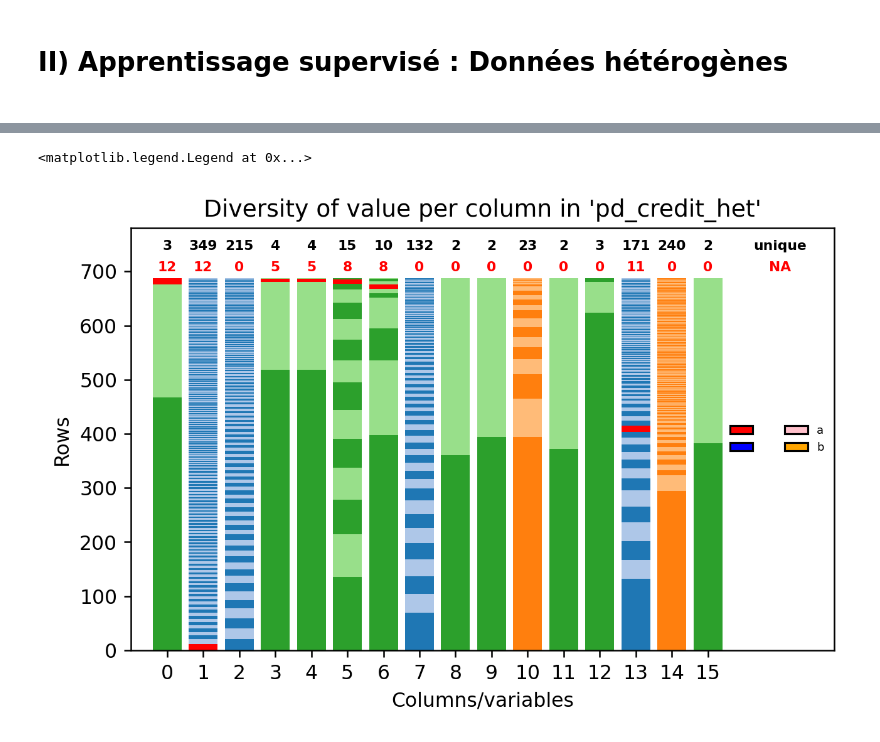
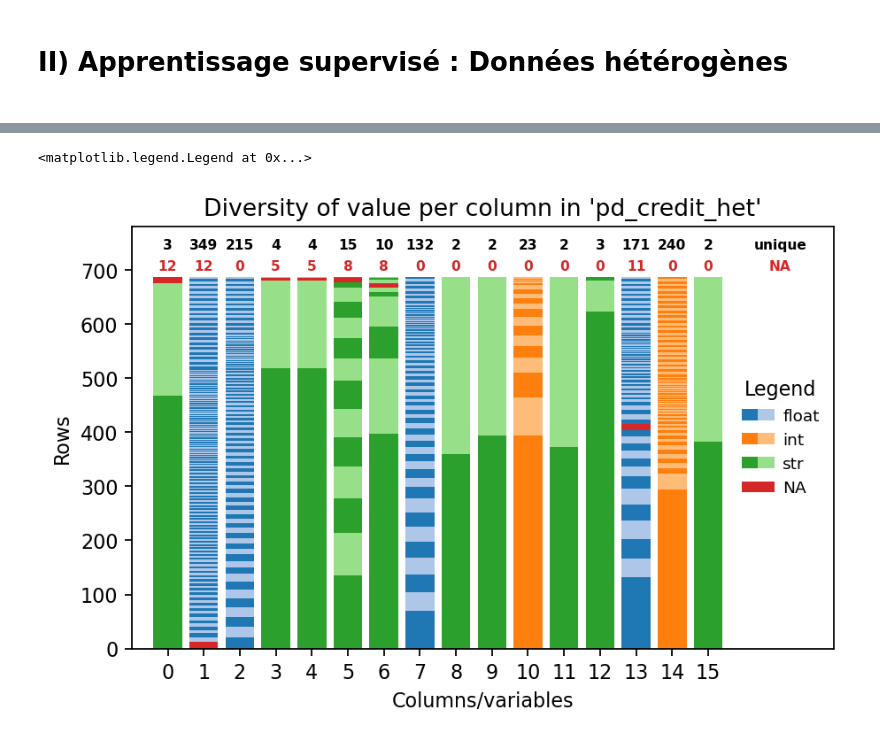
Before and after one commit to tyrosine-rex/tp_taa_apprentissage_supervisee, a Jupyter notebook: source/tp.ipynb, the cells around one changed output, grey strips where cells are left out. Drawn from its saved outputs; the diff is of its cells as text; code cells hidden in the pictures.

```diff
--- a/source/tp.ipynb
+++ b/source/tp.ipynb
@@ -607,0 +615,12 @@ AdaB_120 is running! (26/27)
+# %%
+from matplotlib import colormaps
+
+COLOR_CLFS = {
+  "RF"    : colormaps["tab10"].colors[0],
+  "Bag"   : colormaps["tab10"].colors[1],
+  "AdaB"  : colormaps["tab10"].colors[2],
+  "NB"    : colormaps["tab10"].colors[3],
+  "MLP"   : colormaps["tab10"].colors[4],
+  "CART"  : colormaps["tab10"].colors[4],
+  "KNN"   : colormaps["tab10"].colors[6]
+}
@@ -628,7 +687,6 @@ print(L)
 # pd_credit_het[15] = pd_credit_het[15].apply(lambda x: 1 if x == "+" else 0)
 # for i in BOOL_COLS:
 #     pd_credit_het[i] = pd_credit_het[i].apply(lambda x: 1 if x == "t" else 0)
-pd_credit_het = pd_credit_het.astype(TYPE_COLS)
-
-
-pd_credit_het.shape
+# pd_credit_het = pd_credit_het.astype(TYPE_COLS)
+# pd_credit_het.shape
+# np_credit_het_str, np_credit_het_num = pd_credit_het[STR_COLS].values, pd_credit_het[NUM_COLS + BOOL_COLS].values
@@ -658,55 +693,55 @@ from matplotlib.patches import Patch
 # %%
-f, a = plt.subplots(dpi=226)
-a.set_ylim([0, 780])
-a.set_xlim([-1, 18.5])
-a.set_box_aspect(0.6)
+from matplotlib.patches import Patch
+from matplotlib import colormaps
 
-a.bar([], [], color=color[0], label="ok")
-a.bar([], [], color=color[1], label="ok")
+COLORS = colormaps['tab20'].colors[:8]
 
-pa1 = Patch(facecolor='red', edgecolor='black')
-pa2 = Patch(facecolor='blue', edgecolor='black')
-pa3 = Patch(facecolor='green', edgecolor='black')
-#
-pb1 = Patch(facecolor='pink', edgecolor='black')
-pb2 = Patch(facecolor='orange', edgecolor='black')
-pb3 = Patch(facecolor='purple', edgecolor='black')
+fig, ax = plt.subplots(dpi=160)
+ax.set_ylim([0, 780])
+ax.set_xlim([-1, 18.5])
+ax.set_box_aspect(0.6)
+
+f1, f2 = Patch(facecolor=COLORS[0]), Patch(facecolor=COLORS[1])
+i1, i2 = Patch(facecolor=COLORS[2]), Patch(facecolor=COLORS[3])
+s1, s2 = Patch(facecolor=COLORS[4]), Patch(facecolor=COLORS[5])
+n1 = Patch(facecolor=COLORS[6])
 
 txt_args = {'horizontalalignment':'center', 'fontweight':'bold', 'fontsize':'x-small'}
+lgd_args = {'columnspacing':-0.5, 'handlelength':1.0, 'handletextpad':0.5, 'fontsize':'small', 'frameon':False}
 
 for col in pd_credit_het.columns:
     cumul = 0
     serie = pd_credit_het[col]
+    count = serie.value_counts(dropna=False).sort_values(ascending=False)
 
-    count = serie.value_counts(dropna=False).sort_values(ascending=False)
     for idx, item in enumerate(count.items()):
         val, cnt = item
-
         if pd.isna(val):
-            c = "r"
+            c = COLORS[6]
         elif isinstance(val, float):
-            c = color[0] if idx%2 == 0 else color[1]
+            c = COLORS[0] if idx%2 == 0 else COLORS[1]
         elif isinstance(val, int):
-            c = color[2] if idx%2 == 0 else color[3]
+            c = COLORS[2] if idx%2 == 0 else COLORS[3]
         elif isinstance(val, str):
-            c = color[4] if idx%2 == 0 else color[5]
+            c = COLORS[4] if idx%2 == 0 else COLORS[5]
         else:
             print("err")
 
-        a.bar(str(col), cnt, bottom=cumul, color=c)
+        ax.bar(str(col), cnt, bottom=cumul, color=c)
+        cumul += cnt
 
+    ax.text(col, 740, count.shape[0], **txt_args)
+    ax.text(col, 700, serie.isna().sum(), color=COLORS[6], **txt_args)
 
-        cumul += cnt
-    a.text(col, 740, count.shape[0], **txt_args)
-    a.text(col, 700, serie.isna().sum(), color="red", **txt_args)
+ax.text(17, 740, "unique", **txt_args)
+ax.text(17, 700, "NA", color=COLORS[6], **txt_args)
+ax.set_title("Diversity of value per column in 'pd_credit_het'")
+ax.set_ylabel("Rows")
+ax.set_xlabel("Columns/variables")
 
-a.text(17, 740, "unique", **txt_args)
-a.text(17, 700, "NA", color="red", **txt_args)
-a.set_title("Diversity of value per column in 'pd_credit_het'")
-a.set_ylabel("Rows")
-a.set_xlabel("Columns/variables")
-
-a.legend(handles = (pa1, pa2, pb1, pb2), labels=("", "", 'a', "b"), ncol=2, loc='right', fontsize='xx-small', frameon=False)
+ax.legend(handles=[f1, i1, s1, n1, f2, i2, s2, n1],
+        labels=['', '', '', '', 'float', 'int', 'str', 'NA'],
+        ncol=2, loc="right", title="Legend", **lgd_args)
 # %% [output]
 <matplotlib.legend.Legend at 0x...>
-[figure, old version]
+[figure, new version]
```
Also changed, not shown: parts of 19 cells of this notebook.
